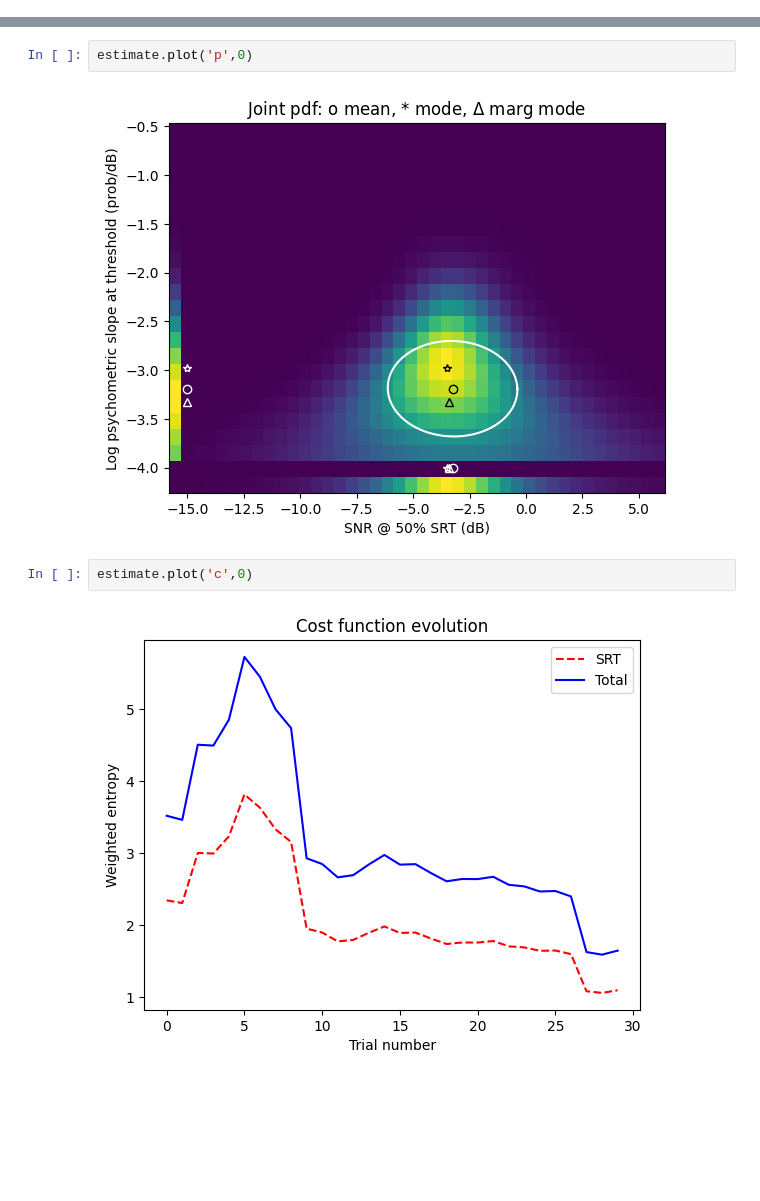
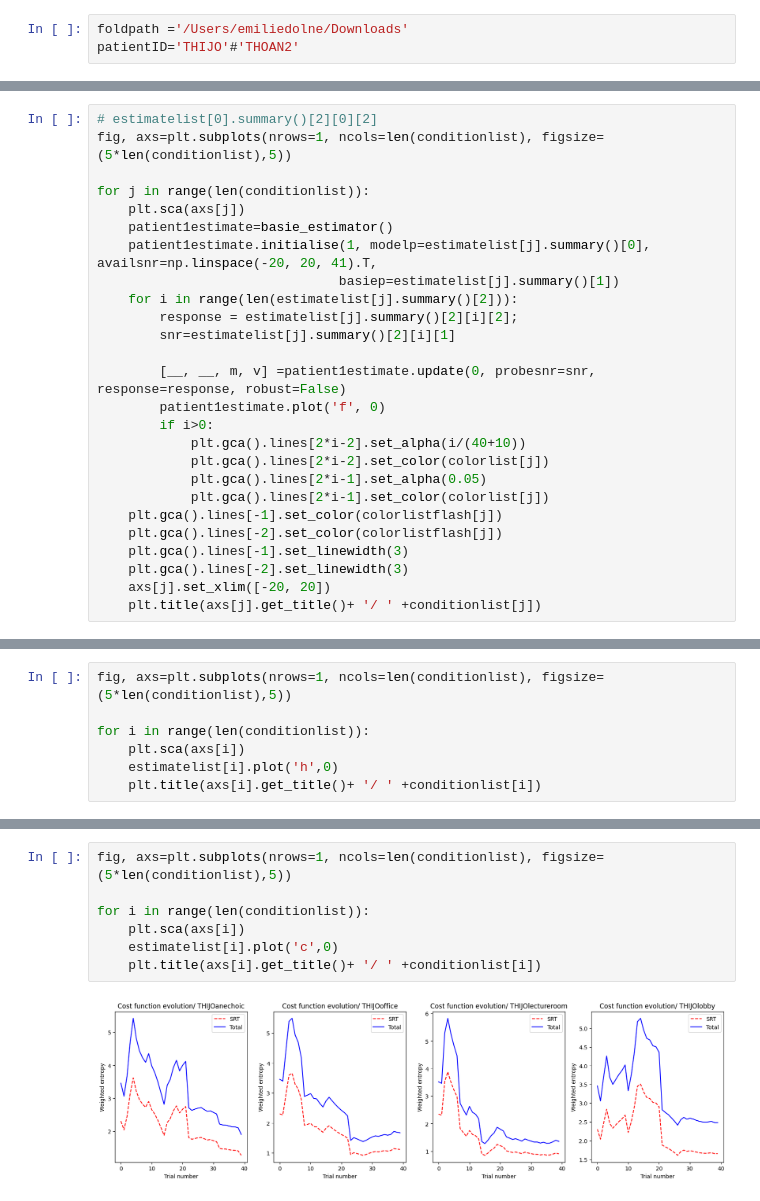
Before and after one commit to ed1016/pybasie, a Jupyter notebook: analyse_results.ipynb, the cells around one changed output, grey strips where cells are left out. Saved outputs shown, nothing was run; the diff lists cells and outputs as text; blank space fills up the shorter version.

```diff
--- a/analyse_results.ipynb
+++ b/analyse_results.ipynb
@@ -29,0 +7,3 @@ print(estimate.summary()[-1])
+# %%
+foldpath ='/Users/emiliedolne/Downloads'
+patientID='THIJO'#'THOAN2'
@@ -33,0 +74,26 @@ estimate.plot('h',0)
+# %%
+# estimatelist[0].summary()[2][0][2]
+fig, axs=plt.subplots(nrows=1, ncols=len(conditionlist), figsize=(5*len(conditionlist),5))
+
+for j in range(len(conditionlist)):
+    plt.sca(axs[j])
+    patient1estimate=basie_estimator()
+    patient1estimate.initialise(1, modelp=estimatelist[j].summary()[0], availsnr=np.linspace(-20, 20, 41).T,
+                               basiep=estimatelist[j].summary()[1])
+    for i in range(len(estimatelist[j].summary()[2])):
+        response = estimatelist[j].summary()[2][i][2];
+        snr=estimatelist[j].summary()[2][i][1]
+
+        [__, __, m, v] =patient1estimate.update(0, probesnr=snr, response=response, robust=False)
+        patient1estimate.plot('f', 0)
+        if i>0:
+            plt.gca().lines[2*i-2].set_alpha(i/(40+10))
+            plt.gca().lines[2*i-2].set_color(colorlist[j])
+            plt.gca().lines[2*i-1].set_alpha(0.05)
+            plt.gca().lines[2*i-1].set_color(colorlist[j])
+    plt.gca().lines[-1].set_color(colorlistflash[j])
+    plt.gca().lines[-2].set_color(colorlistflash[j])
+    plt.gca().lines[-1].set_linewidth(3)
+    plt.gca().lines[-2].set_linewidth(3)
+    axs[j].set_xlim([-20, 20])
+    plt.title(axs[j].get_title()+ '/ ' +conditionlist[j])
@@ -33,0 +108,7 @@ estimate.plot('h',0)
+# %%
+fig, axs=plt.subplots(nrows=1, ncols=len(conditionlist), figsize=(5*len(conditionlist),5))
+
+for i in range(len(conditionlist)):
+    plt.sca(axs[i])
+    estimatelist[i].plot('h',0)
+    plt.title(axs[i].get_title()+ '/ ' +conditionlist[i])
@@ -34,8 +120,9 @@ estimate.plot('h',0)
 # %%
-estimate.plot('p',0)
+fig, axs=plt.subplots(nrows=1, ncols=len(conditionlist), figsize=(5*len(conditionlist),5))
+
+for i in range(len(conditionlist)):
+    plt.sca(axs[i])
+    estimatelist[i].plot('c',0)
+    plt.title(axs[i].get_title()+ '/ ' +conditionlist[i])
 # %% [output]
-[figure, old version]
+[figure, new version]
-# %%
-estimate.plot('c',0)
-# %% [output]
-[figure, removed]
```
Also changed, not shown: parts of 15 cells of this notebook, 4 other files.
